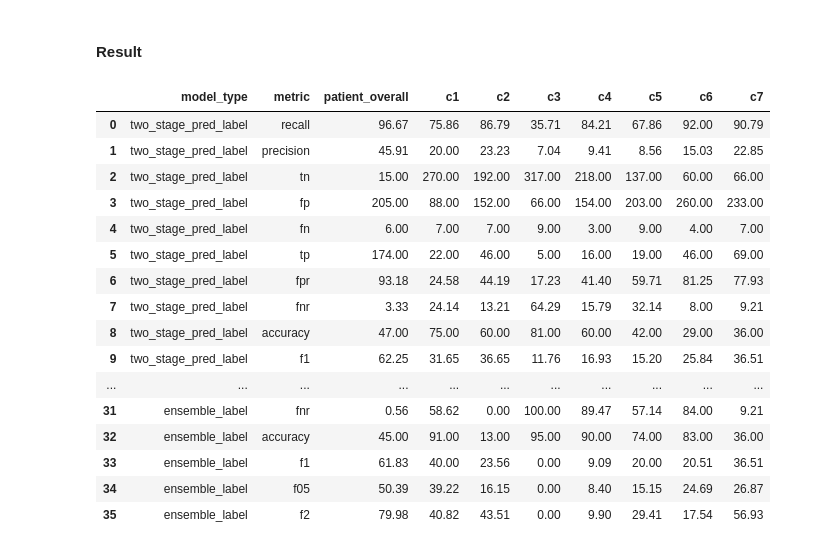
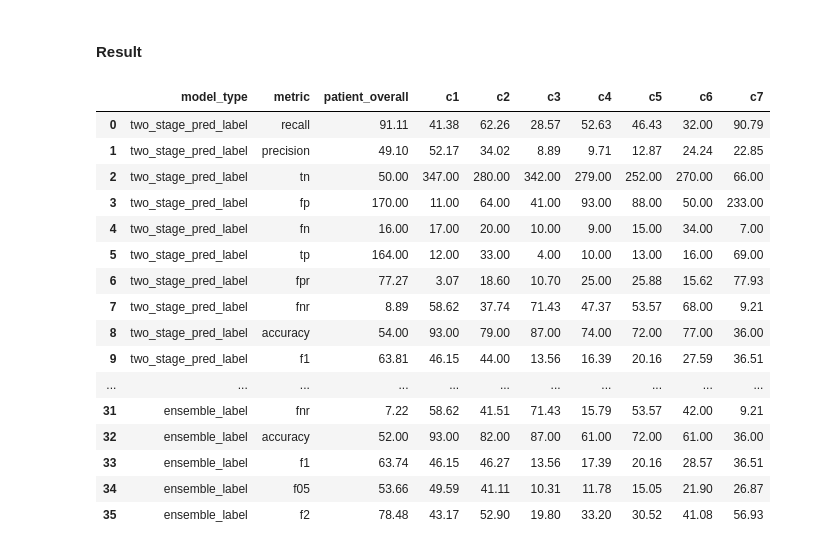
Before and after one commit to janehung04/UCB-w210-2022-fall-neckfrac, a Jupyter notebook: post_processing_ensemble_f1.ipynb, the cells around one changed output. Cells and saved outputs as stored; diff of their text form; code cells hidden in the pictures.

```diff
--- a/post_processing_ensemble.ipynb
+++ b/post_processing_ensemble_f1.ipynb
@@ -419,7 +442,8 @@ overall_infer_train_overall
 # %%
 overall_infer_train_full = pd.concat([overall_infer_train_overall,
-                                      overall_infer_train[['StudyInstanceUID', 'label','two_stage_pred_label','effnet_pred_label','two_stage_70_label',
-                                                       'two_stage_75_label','two_stage_80_label','two_stage_85_label',
+                                      overall_infer_train[['StudyInstanceUID', 'label','two_stage_pred_label','effnet_pred_label',
+                                                        'two_stage_50_label','two_stage_60_label',
+                                                       'two_stage_70_label','two_stage_80_label','two_stage_85_label',
                                                        'two_stage_90_label','two_stage_95_label','prediction_type']]])
 overall_infer_train_full
 # %% [output]
@@ -453,20 +475,20 @@ c6 = []
 c7 = []
 
 vertebrae = ['patient_overall', 'C1', 'C2', 'C3', 'C4', 'C5', 'C6', 'C7']
-label = ['two_stage_pred_label','effnet_pred_label','two_stage_70_label','two_stage_75_label',
+label = ['two_stage_pred_label','effnet_pred_label','two_stage_50_label','two_stage_60_label','two_stage_70_label',
          'two_stage_80_label','two_stage_85_label','two_stage_90_label','two_stage_95_label']
 metric_name = ['recall', 'precision', 'tn', 'fp', 'fn', 'tp', 'fpr', 'fnr', 'accuracy', 'f1', 'f05', 'f2']
 
 for j in label:
 
-    metric_value_overall = define_eval_metrics(overall_infer_train_fill[overall_infer_train_fill['prediction_type']=='patient_overall'],'label', j)
-    metric_value_c1 = define_eval_metrics(overall_infer_train_fill[overall_infer_train_fill['prediction_type']=='C1'],'label', j)
-    metric_value_c2 = define_eval_metrics(overall_infer_train_fill[overall_infer_train_fill['prediction_type']=='C2'],'label', j)
-    metric_value_c3 = define_eval_metrics(overall_infer_train_fill[overall_infer_train_fill['prediction_type']=='C3'],'label', j)
-    metric_value_c4 = define_eval_metrics(overall_infer_train_fill[overall_infer_train_fill['prediction_type']=='C4'],'label', j)
-    metric_value_c5 = define_eval_metrics(overall_infer_train_fill[overall_infer_train_fill['prediction_type']=='C5'],'label', j)
-    metric_value_c6 = define_eval_metrics(overall_infer_train_fill[overall_infer_train_fill['prediction_type']=='C6'],'label', j)
-    metric_value_c7 = define_eval_metrics(overall_infer_train_fill[overall_infer_train_fill['prediction_type']=='C7'],'label', j)
+    metric_value_overall = define_eval_metrics(overall_infer_train_full[overall_infer_train_full['prediction_type']=='patient_overall'],'label', j)
+    metric_value_c1 = define_eval_metrics(overall_infer_train_full[overall_infer_train_full['prediction_type']=='C1'],'label', j)
+    metric_value_c2 = define_eval_metrics(overall_infer_train_full[overall_infer_train_full['prediction_type']=='C2'],'label', j)
+    metric_value_c3 = define_eval_metrics(overall_infer_train_full[overall_infer_train_full['prediction_type']=='C3'],'label', j)
+    metric_value_c4 = define_eval_metrics(overall_infer_train_full[overall_infer_train_full['prediction_type']=='C4'],'label', j)
+    metric_value_c5 = define_eval_metrics(overall_infer_train_full[overall_infer_train_full['prediction_type']=='C5'],'label', j)
+    metric_value_c6 = define_eval_metrics(overall_infer_train_full[overall_infer_train_full['prediction_type']=='C6'],'label', j)
+    metric_value_c7 = define_eval_metrics(overall_infer_train_full[overall_infer_train_full['prediction_type']=='C7'],'label', j)
 
     for m in range(12):
         model_type.append(j)
@@ -504,8 +526,8 @@ df_metric.to_csv('df_metric.csv', index=False)
 ## Best weight According to df_metric
 # %%
 best_weight = pd.DataFrame(dict(prediction_type = ['C1', 'C2', 'C3', 'C4', 'C5', 'C6', 'C7'],
-                                two_stage_weight = [0.85,0.9,0.85,0.85,0.9,0.8,1],
-                                ensemble_threshold = [0.43,0.1,0.48,0.37,0.35,0.51,0.42]))
+                                two_stage_weight = [1,0.7,0.95,0.8,1,0.8,1],
+                                ensemble_threshold = [0.47,0.47,0.3,0.19,0.3,0.36,0.42]))
 best_weight
 # %% [output]
 |  | prediction_type | two_stage_weight | ensemble_threshold |
@@ -521,9 +543,17 @@ best_weight
 # %%
 def ensemble(df):
     best_weight = pd.DataFrame(dict(prediction_type = [ 'C1', 'C2', 'C3', 'C4', 'C5', 'C6', 'C7'],
-                                    two_stage_weight = [0.85,0.9,0.85,0.85,0.9,0.8,1],
-                                   ensemble_threshold = [0.43,0.1,0.48,0.37,0.35,0.51,0.42]))
+                                    two_stage_weight = [1,0.7,0.95,0.8,1,0.8,1],
+                                   ensemble_threshold =[0.47,0.47,0.3,0.19,0.3,0.36,0.42]))
 
+    threshold = pd.DataFrame({'prediction_type': ['C1', 'C2', 'C3', 'C4', 'C5', 'C6', 'C7'],
+              'two_stage_threshold': [0.47, 0.47, 0.30,0.19,0.30,0.5,0.42],
+              'effnet_threshold': [0.33, 0.39, 0.13,0.28,0.44,0.05,0.19],
+                 })
+    df = df.drop(columns=['two_stage_threshold', 'effnet_threshold'])
+    df = df.merge(threshold, how='inner', left_on = 'prediction_type', right_on = 'prediction_type')
+
+   # print(df)
 
     df['two_stage_pred_label'] = np.where(df['two_stage_pred']>=df['two_stage_threshold'],1,0)
     df['effnet_pred_label'] = np.where(df['effnet_pred']>=df['effnet_threshold'],1,0)
@@ -608,25 +638,25 @@ def ensemble_eval(df):
     return df_metric
 # %%
 eval_train = ensemble_eval(ensemble_train)
-eval_train.to_csv('ensemble_eval_train.csv', index=False)
+eval_train.to_csv('ensemble_eval_train_f1.csv', index=False)
 eval_train
 # %% [output]
 |  | model_type | metric | patient_overall | c1 | c2 | c3 | c4 | c5 | c6 | c7 |
-| 0 | two_stage_pred_label | recall | 96.67 | 75.86 | 86.79 | 35.71 | 84.21 | 67.86 | 92.00 | 90.79 |
-| 1 | two_stage_pred_label | precision | 45.91 | 20.00 | 23.23 | 7.04 | 9.41 | 8.56 | 15.03 | 22.85 |
-| 2 | two_stage_pred_label | tn | 15.00 | 270.00 | 192.00 | 317.00 | 218.00 | 137.00 | 60.00 | 66.00 |
-| 3 | two_stage_pred_label | fp | 205.00 | 88.00 | 152.00 | 66.00 | 154.00 | 203.00 | 260.00 | 233.00 |
-| 4 | two_stage_pred_label | fn | 6.00 | 7.00 | 7.00 | 9.00 | 3.00 | 9.00 | 4.00 | 7.00 |
-| 5 | two_stage_pred_label | tp | 174.00 | 22.00 | 46.00 | 5.00 | 16.00 | 19.00 | 46.00 | 69.00 |
-| 6 | two_stage_pred_label | fpr | 93.18 | 24.58 | 44.19 | 17.23 | 41.40 | 59.71 | 81.25 | 77.93 |
-| 7 | two_stage_pred_label | fnr | 3.33 | 24.14 | 13.21 | 64.29 | 15.79 | 32.14 | 8.00 | 9.21 |
-| 8 | two_stage_pred_label | accuracy | 47.00 | 75.00 | 60.00 | 81.00 | 60.00 | 42.00 | 29.00 | 36.00 |
-| 9 | two_stage_pred_label | f1 | 62.25 | 31.65 | 36.65 | 11.76 | 16.93 | 15.20 | 25.84 | 36.51 |
+| 0 | two_stage_pred_label | recall | 91.11 | 41.38 | 62.26 | 28.57 | 52.63 | 46.43 | 32.00 | 90.79 |
+| 1 | two_stage_pred_label | precision | 49.10 | 52.17 | 34.02 | 8.89 | 9.71 | 12.87 | 24.24 | 22.85 |
+| 2 | two_stage_pred_label | tn | 50.00 | 347.00 | 280.00 | 342.00 | 279.00 | 252.00 | 270.00 | 66.00 |
+| 3 | two_stage_pred_label | fp | 170.00 | 11.00 | 64.00 | 41.00 | 93.00 | 88.00 | 50.00 | 233.00 |
+| 4 | two_stage_pred_label | fn | 16.00 | 17.00 | 20.00 | 10.00 | 9.00 | 15.00 | 34.00 | 7.00 |
+| 5 | two_stage_pred_label | tp | 164.00 | 12.00 | 33.00 | 4.00 | 10.00 | 13.00 | 16.00 | 69.00 |
+| 6 | two_stage_pred_label | fpr | 77.27 | 3.07 | 18.60 | 10.70 | 25.00 | 25.88 | 15.62 | 77.93 |
+| 7 | two_stage_pred_label | fnr | 8.89 | 58.62 | 37.74 | 71.43 | 47.37 | 53.57 | 68.00 | 9.21 |
+| 8 | two_stage_pred_label | accuracy | 54.00 | 93.00 | 79.00 | 87.00 | 74.00 | 72.00 | 77.00 | 36.00 |
+| 9 | two_stage_pred_label | f1 | 63.81 | 46.15 | 44.00 | 13.56 | 16.39 | 20.16 | 27.59 | 36.51 |
 | ... | ... | ... | ... | ... | ... | ... | ... | ... | ... | ... |
-| 31 | ensemble_label | fnr | 0.56 | 58.62 | 0.00 | 100.00 | 89.47 | 57.14 | 84.00 | 9.21 |
-| 32 | ensemble_label | accuracy | 45.00 | 91.00 | 13.00 | 95.00 | 90.00 | 74.00 | 83.00 | 36.00 |
-| 33 | ensemble_label | f1 | 61.83 | 40.00 | 23.56 | 0.00 | 9.09 | 20.00 | 20.51 | 36.51 |
-| 34 | ensemble_label | f05 | 50.39 | 39.22 | 16.15 | 0.00 | 8.40 | 15.15 | 24.69 | 26.87 |
-| 35 | ensemble_label | f2 | 79.98 | 40.82 | 43.51 | 0.00 | 9.90 | 29.41 | 17.54 | 56.93 |
+| 31 | ensemble_label | fnr | 7.22 | 58.62 | 41.51 | 71.43 | 15.79 | 53.57 | 42.00 | 9.21 |
+| 32 | ensemble_label | accuracy | 52.00 | 93.00 | 82.00 | 87.00 | 61.00 | 72.00 | 61.00 | 36.00 |
+| 33 | ensemble_label | f1 | 63.74 | 46.15 | 46.27 | 13.56 | 17.39 | 20.16 | 28.57 | 36.51 |
+| 34 | ensemble_label | f05 | 53.66 | 49.59 | 41.11 | 10.31 | 11.78 | 15.05 | 21.90 | 26.87 |
+| 35 | ensemble_label | f2 | 78.48 | 43.17 | 52.90 | 19.80 | 33.20 | 30.52 | 41.08 | 56.93 |
 # %%
 eval_test = ensemble_eval(ensemble_test)
```
Also changed, not shown: parts of 17 cells of this notebook, 1 other file.
